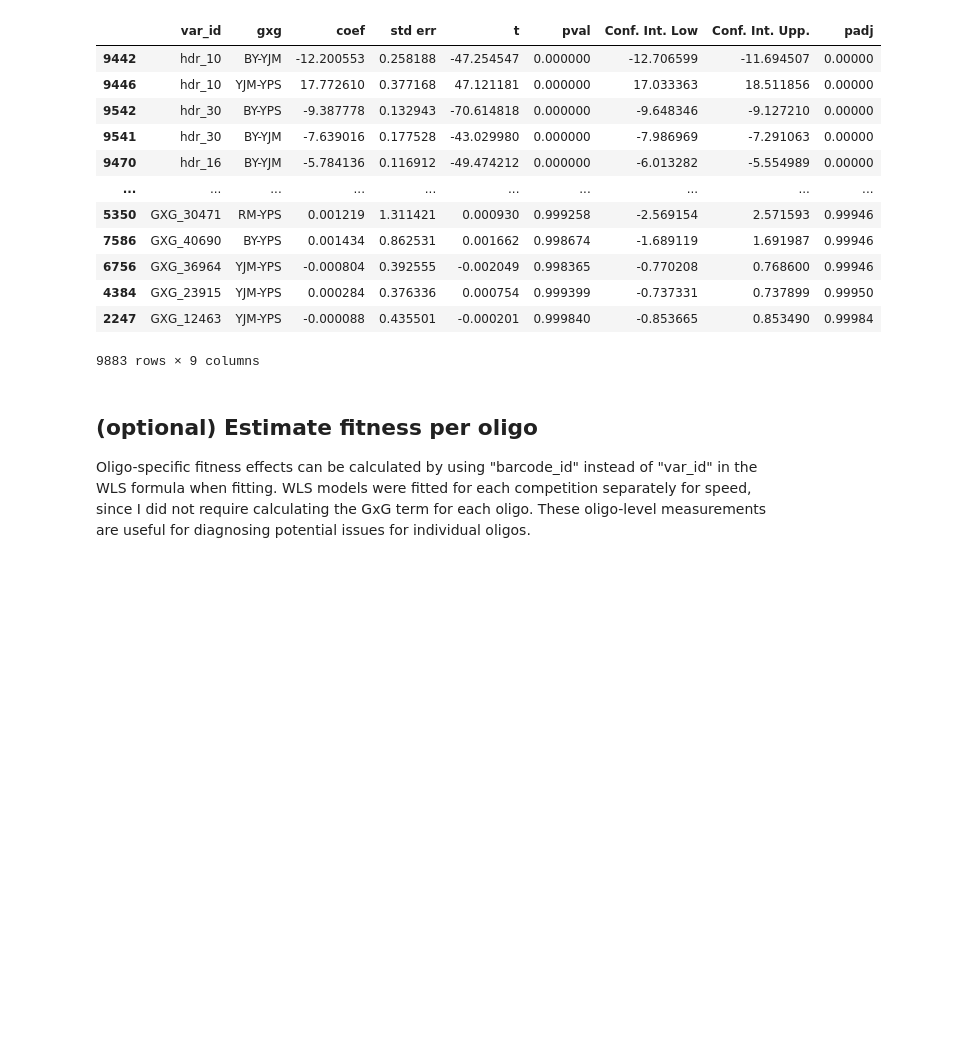
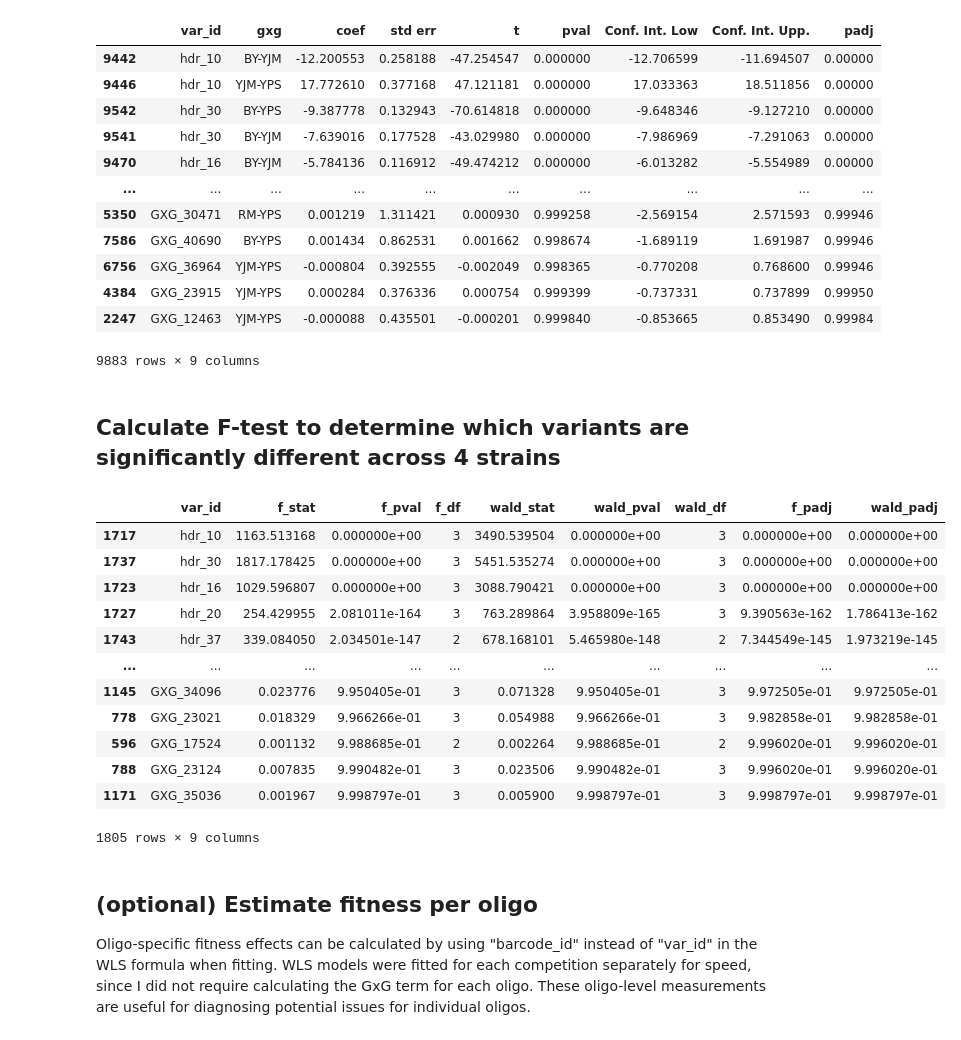
Before and after one commit to roy-ang/crispey3-epistasis, a Jupyter notebook: notebooks/analysis/crispey3-measure-fitness.ipynb, the cells around one changed output. Drawn from its saved outputs; the diff is of its cells as text; code cells hidden in the pictures; blank space fills up the shorter version.

Commit message:
f-test added

```diff
--- a/notebooks/analysis/crispey3-measure-fitness.ipynb
+++ b/notebooks/analysis/crispey3-measure-fitness.ipynb
@@ -762,6 +823,39 @@ gxg_df.to_csv(gxg_interactions_file, sep='\t', header=True)
 | 4384 | GXG_23915 | YJM-YPS | 0.000284 | 0.376336 | 0.000754 | 0.999399 | -0.737331 | 0.737899 | 0.99950 |
 | 2247 | GXG_12463 | YJM-YPS | -0.000088 | 0.435501 | -0.000201 | 0.999840 | -0.853665 | 0.853490 | 0.99984 |
 9883 rows × 9 columns
+# %% [markdown]
+## Calculate F-test to determine which variants are significantly different across 4 strains
+# %%
+anova_res_file = output_dir+"gxg_5comp_aug2021_anovaResults_jointBY.txt"
+# %%
+var_dict = dict(d.query('~barcode_id.isin(@neutral_barcodes_df.index)').groupby('var_id').apply(lambda x: list(x.geno.unique())) )
+anova_df = {var:calc_f_test(var, wls_res, geno_list) for var, geno_list in var_dict.items() if len(geno_list)>=2}
+
+# adjust formatting
+anova_df = pd.DataFrame.from_dict(anova_df, orient='index')
+anova_df.index.name='var_id'
+anova_df = anova_df.reset_index()
+# calc padj
+anova_df['f_padj'] = multipletests(anova_df['f_pval'], alpha=0.05, method='fdr_bh')[1]
+anova_df['wald_padj'] = multipletests(anova_df['wald_pval'], alpha=0.05, method='fdr_bh')[1]
+display(anova_df.sort_values('f_padj'))
+
+# write to file
+anova_df.to_csv(anova_res_file, sep='\t', header=True)
+# %% [output]
+|  | var_id | f_stat | f_pval | f_df | wald_stat | wald_pval | wald_df | f_padj | wald_padj |
+| 1717 | hdr_10 | 1163.513168 | 0.000000e+00 | 3 | 3490.539504 | 0.000000e+00 | 3 | 0.000000e+00 | 0.000000e+00 |
+| 1737 | hdr_30 | 1817.178425 | 0.000000e+00 | 3 | 5451.535274 | 0.000000e+00 | 3 | 0.000000e+00 | 0.000000e+00 |
+| 1723 | hdr_16 | 1029.596807 | 0.000000e+00 | 3 | 3088.790421 | 0.000000e+00 | 3 | 0.000000e+00 | 0.000000e+00 |
+| 1727 | hdr_20 | 254.429955 | 2.081011e-164 | 3 | 763.289864 | 3.958809e-165 | 3 | 9.390563e-162 | 1.786413e-162 |
+| 1743 | hdr_37 | 339.084050 | 2.034501e-147 | 2 | 678.168101 | 5.465980e-148 | 2 | 7.344549e-145 | 1.973219e-145 |
+| ... | ... | ... | ... | ... | ... | ... | ... | ... | ... |
+| 1145 | GXG_34096 | 0.023776 | 9.950405e-01 | 3 | 0.071328 | 9.950405e-01 | 3 | 9.972505e-01 | 9.972505e-01 |
+| 778 | GXG_23021 | 0.018329 | 9.966266e-01 | 3 | 0.054988 | 9.966266e-01 | 3 | 9.982858e-01 | 9.982858e-01 |
+| 596 | GXG_17524 | 0.001132 | 9.988685e-01 | 2 | 0.002264 | 9.988685e-01 | 2 | 9.996020e-01 | 9.996020e-01 |
+| 788 | GXG_23124 | 0.007835 | 9.990482e-01 | 3 | 0.023506 | 9.990482e-01 | 3 | 9.996020e-01 | 9.996020e-01 |
+| 1171 | GXG_35036 | 0.001967 | 9.998797e-01 | 3 | 0.005900 | 9.998797e-01 | 3 | 9.998797e-01 | 9.998797e-01 |
+1805 rows × 9 columns
 # %% [markdown]
 ## (optional) Estimate fitness per oligo
 Oligo-specific fitness effects can be calculated by using "barcode_id" instead of "var_id" in the WLS formula when fitting. WLS models were fitted for each competition separately for speed, since I did not require calculating the GxG term for each oligo. These oligo-level measurements are useful for diagnosing potential issues for individual oligos.
```
Also changed, not shown: parts of 12 cells of this notebook.
